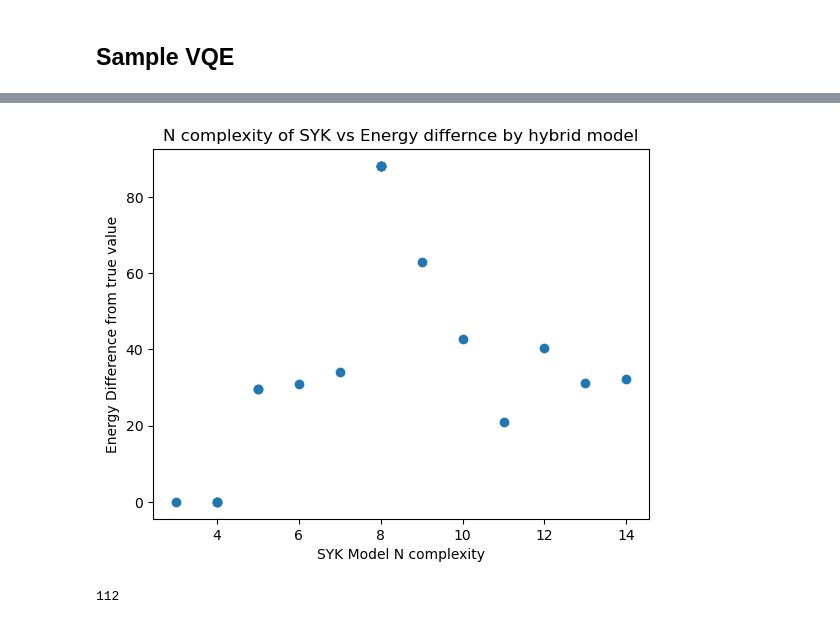
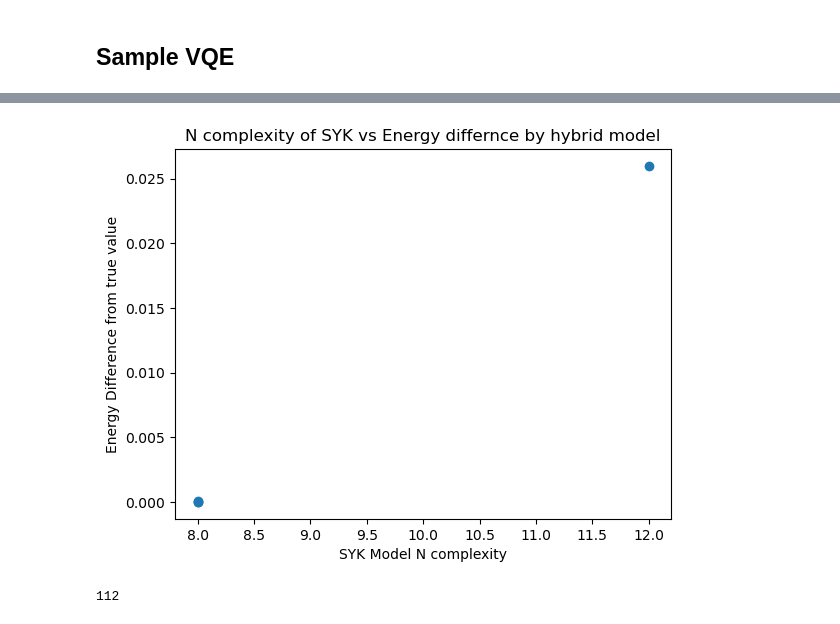
Before and after one commit to soundwaverohit/HybridQuantumClassicalEncoder-MolecularSystems, a Jupyter notebook: SYK_Hamiltonian_HA_Model/SYK_Model.ipynb, the cells around one changed output, grey strips where cells are left out. Drawn from its saved outputs; the diff is of its cells as text; code cells hidden in the pictures.

```diff
--- a/SYK_Hamiltonian_HA_Model/SYK_Model.ipynb
+++ b/SYK_Hamiltonian_HA_Model/SYK_Model.ipynb
@@ -477,6 +477,6 @@ plt.show()
 # %%
 import pandas as pd
 import matplotlib.pyplot as plt
-df= pd.read_csv('SYK_results.csv')
+df= pd.read_csv('SYK_modified_results.csv')
 df
 # %% [output]
@@ -500,13 +488,13 @@ df
 # %%
-x= df['N']
+x= df['SYK_N_Value']
 y= df['difference']
 plt.scatter(x,y)
 plt.xlabel("SYK Model N complexity")
 plt.ylabel("Energy Difference from true value")
 plt.title("N complexity of SYK vs Energy differnce by hybrid model")
 plt.show()
 # %% [output]
-[figure, old version]
+[figure, new version]
 # %%
 num_qubits = 8
 depth = 4
```
Also changed, not shown: parts of 1 cell of this notebook, 4 other files.
